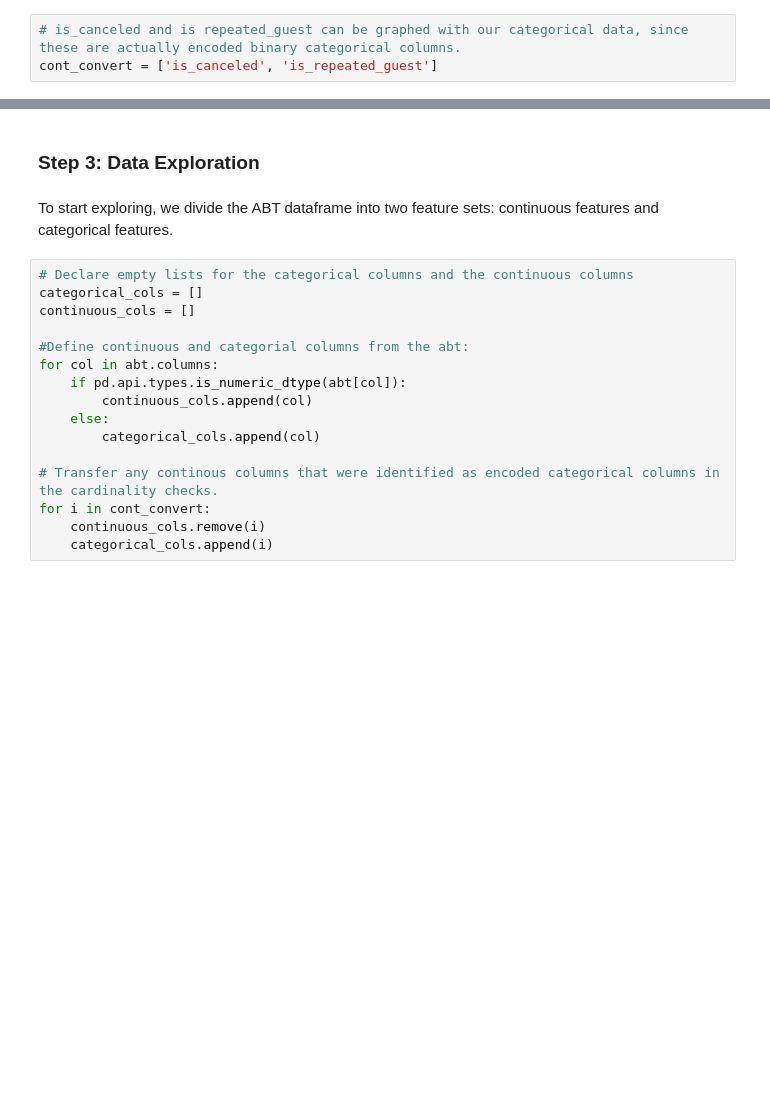
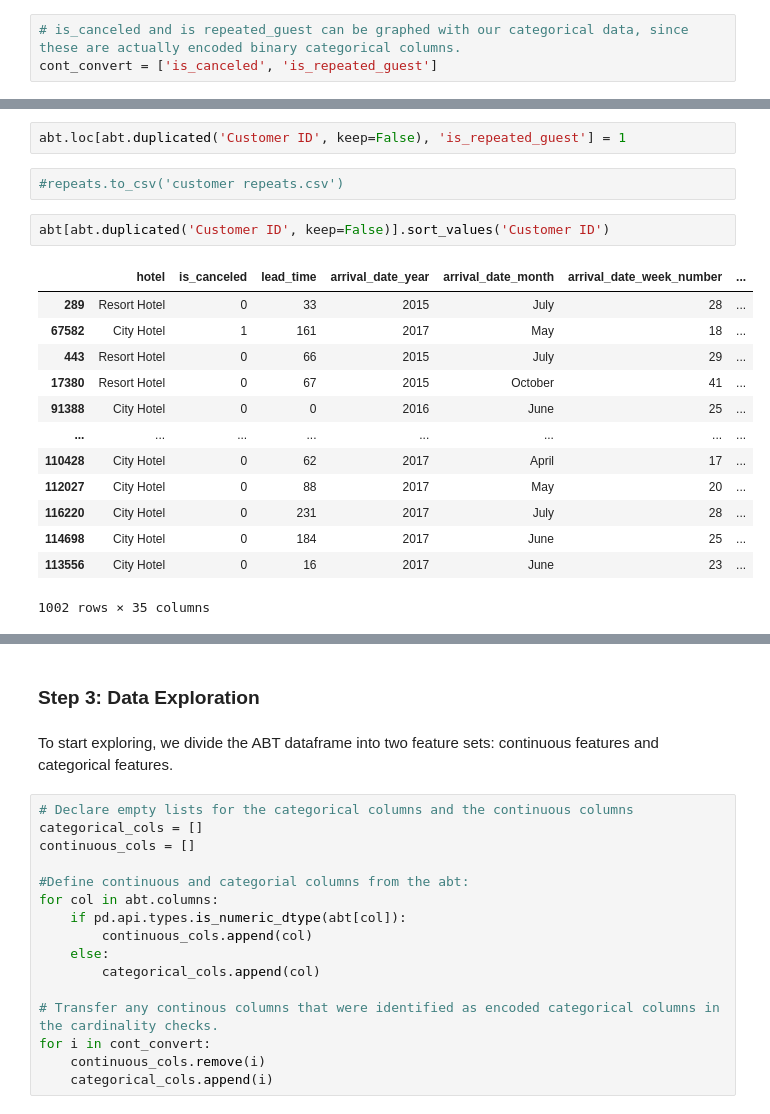
Before and after one commit to tbrauneck/BSAN6080, a Jupyter notebook: Group_Project/HotelEDA2.ipynb, the cells around one changed output, grey strips where cells are left out. Saved outputs shown, nothing was run; the diff lists cells and outputs as text; blank space fills up the shorter version.

```diff
--- a/Group_Project/HotelEDA2.ipynb
+++ b/Group_Project/HotelEDA2.ipynb
@@ -305,0 +342,20 @@ cont_convert = ['is_canceled', 'is_repeated_guest']
+# %%
+abt.loc[abt.duplicated('Customer ID', keep=False), 'is_repeated_guest'] = 1
+# %%
+#repeats.to_csv('customer repeats.csv')
+# %%
+abt[abt.duplicated('Customer ID', keep=False)].sort_values('Customer ID')
+# %% [output]
+|  | hotel | is_canceled | lead_time | arrival_date_year | arrival_date_month | arrival_date_week_number | ... |
+| 289 | Resort Hotel | 0 | 33 | 2015 | July | 28 | ... |
+| 67582 | City Hotel | 1 | 161 | 2017 | May | 18 | ... |
+| 443 | Resort Hotel | 0 | 66 | 2015 | July | 29 | ... |
+| 17380 | Resort Hotel | 0 | 67 | 2015 | October | 41 | ... |
+| 91388 | City Hotel | 0 | 0 | 2016 | June | 25 | ... |
+| ... | ... | ... | ... | ... | ... | ... | ... |
+| 110428 | City Hotel | 0 | 62 | 2017 | April | 17 | ... |
+| 112027 | City Hotel | 0 | 88 | 2017 | May | 20 | ... |
+| 116220 | City Hotel | 0 | 231 | 2017 | July | 28 | ... |
+| 114698 | City Hotel | 0 | 184 | 2017 | June | 25 | ... |
+| 113556 | City Hotel | 0 | 16 | 2017 | June | 23 | ... |
+1002 rows × 35 columns
```
Also changed, not shown: parts of 17 cells of this notebook.
